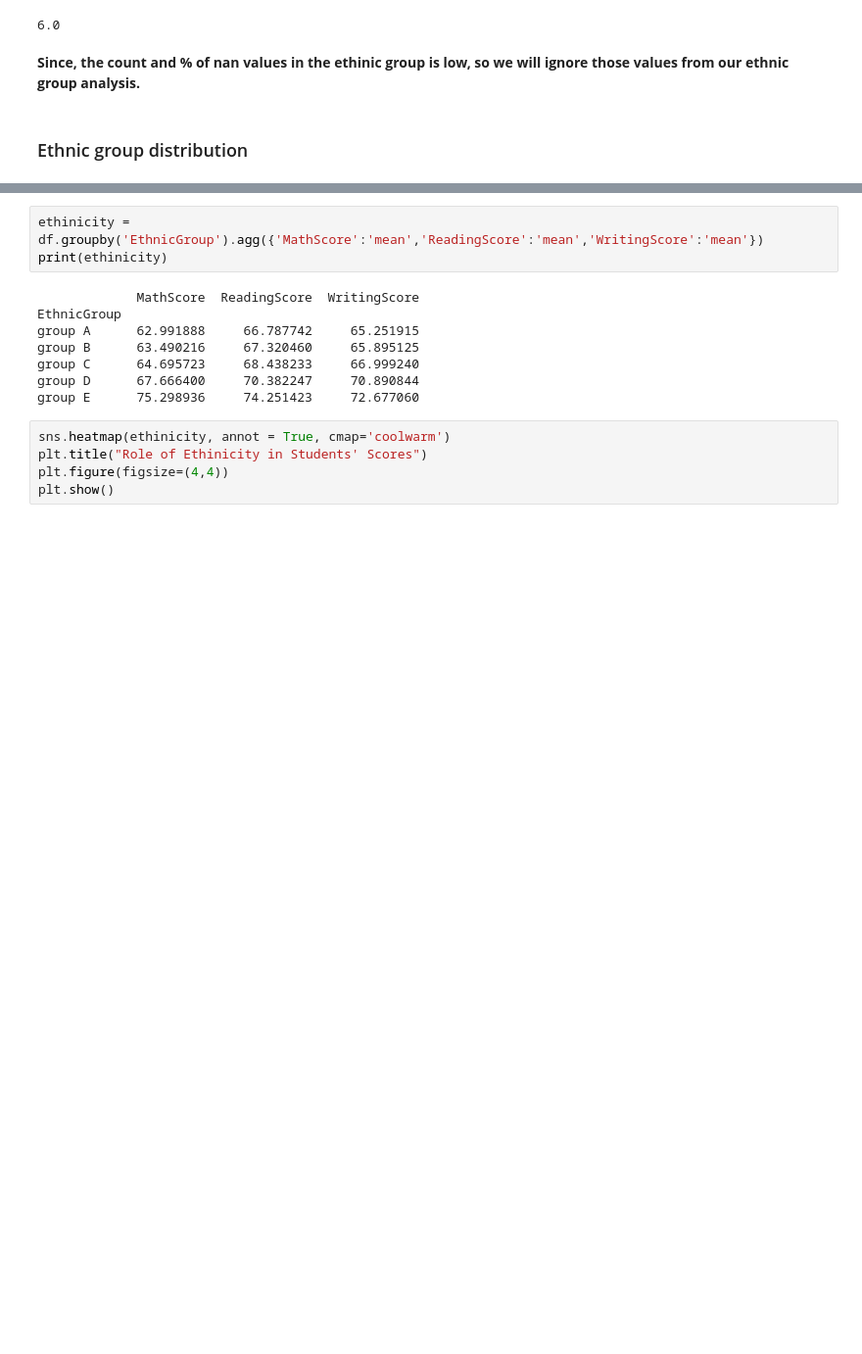
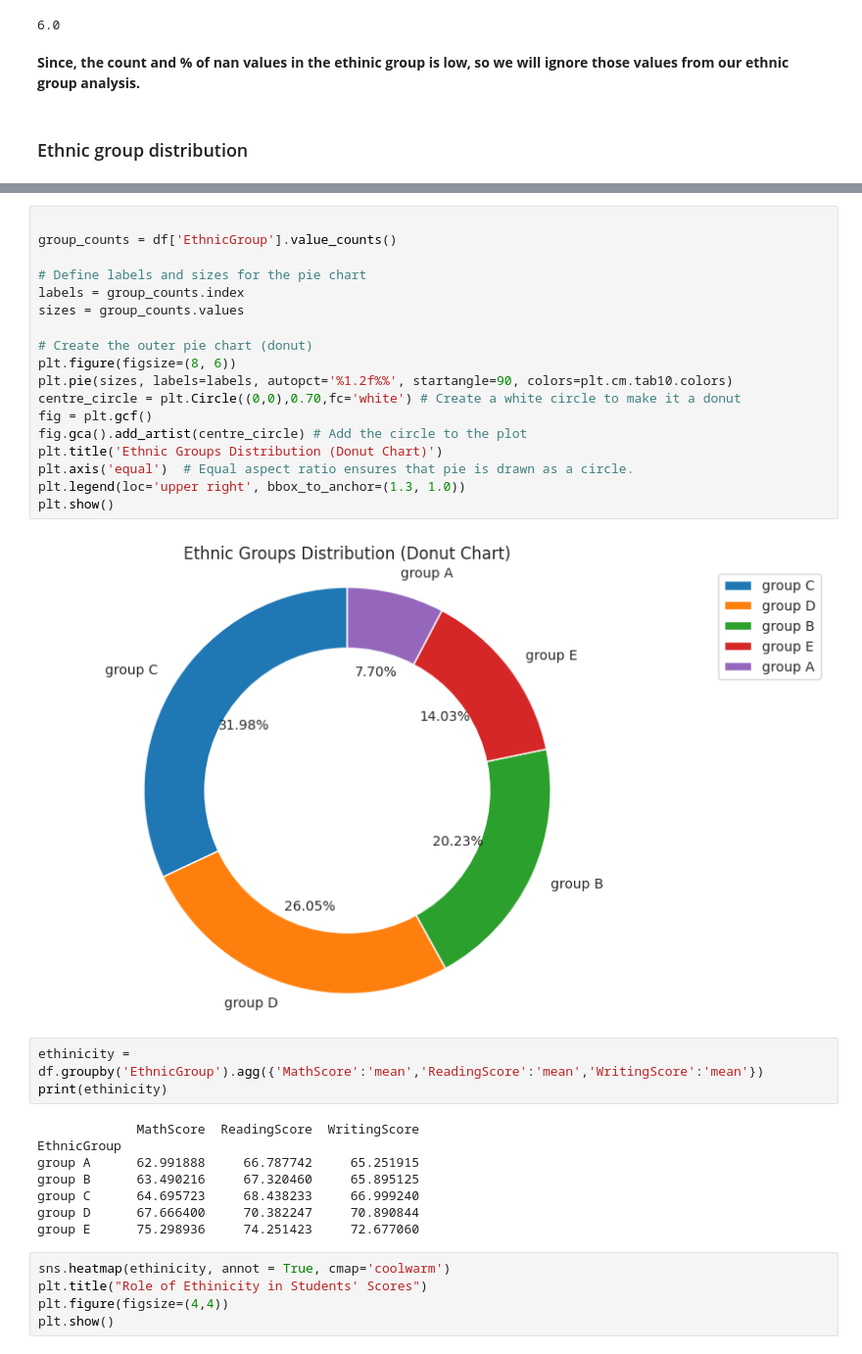
Before and after one commit to HafshaWahab/Students-Test-Scores-Analysis, a Jupyter notebook: students-test-scores-analysis.ipynb, the cells around one changed output, grey strips where cells are left out. Shown: that part at 98% size. Drawn from its saved outputs; the diff is of its cells as text; blank space fills up the shorter version.

```diff
--- a/students-test-scores-analysis.ipynb
+++ b/students-test-scores-analysis.ipynb
@@ -276,6 +277,26 @@ plt.legend(l, loc='upper right', bbox_to_anchor=(1.3, 1.0))
 plt.show()
 # %% [output]
 [figure]
+# %%
+
+group_counts = df['EthnicGroup'].value_counts()
+
+# Define labels and sizes for the pie chart
+labels = group_counts.index
+sizes = group_counts.values
+
+# Create the outer pie chart (donut)
+plt.figure(figsize=(8, 6))
+plt.pie(sizes, labels=labels, autopct='%1.2f%%', startangle=90, colors=plt.cm.tab10.colors)
+centre_circle = plt.Circle((0,0),0.70,fc='white') # Create a white circle to make it a donut
+fig = plt.gcf()
+fig.gca().add_artist(centre_circle) # Add the circle to the plot
+plt.title('Ethnic Groups Distribution (Donut Chart)')
+plt.axis('equal')  # Equal aspect ratio ensures that pie is drawn as a circle.
+plt.legend(loc='upper right', bbox_to_anchor=(1.3, 1.0))
+plt.show()
+# %% [output]
+[figure, added]
 # %%
 ethinicity = df.groupby('EthnicGroup').agg({'MathScore':'mean','ReadingScore':'mean','WritingScore':'mean'})
 print(ethinicity)
```
Also changed, not shown: parts of 1 cell of this notebook.
